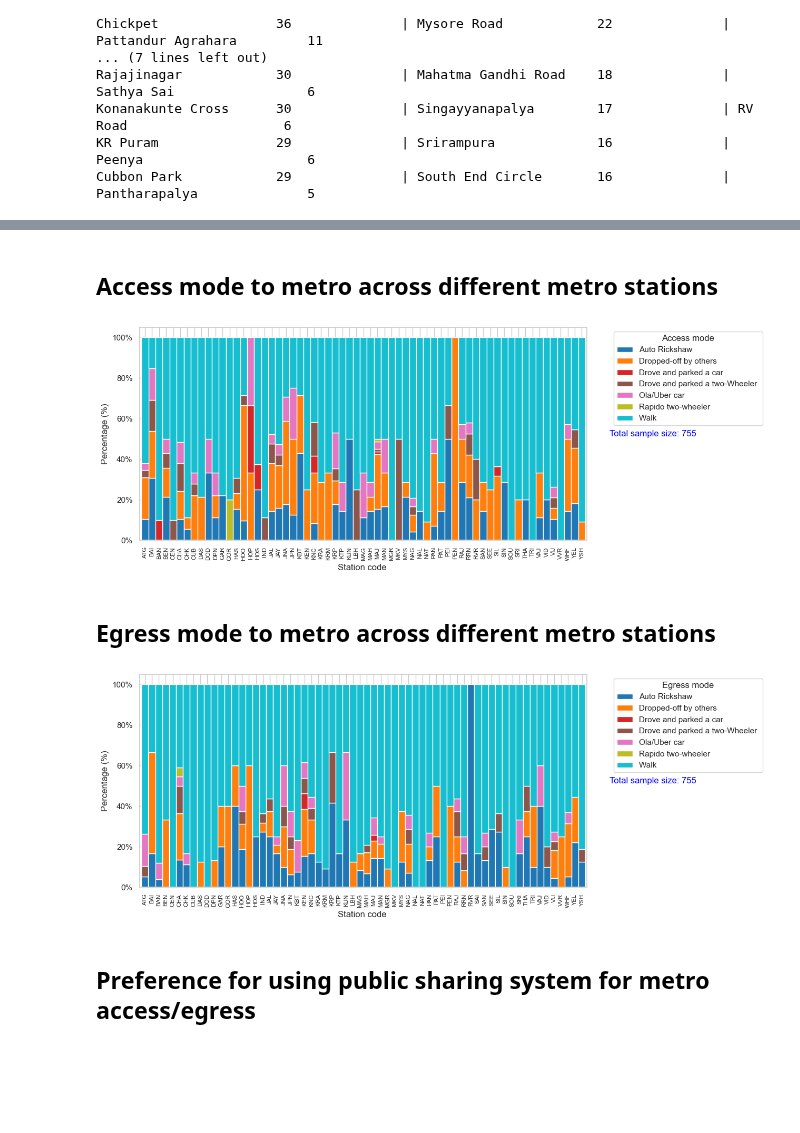
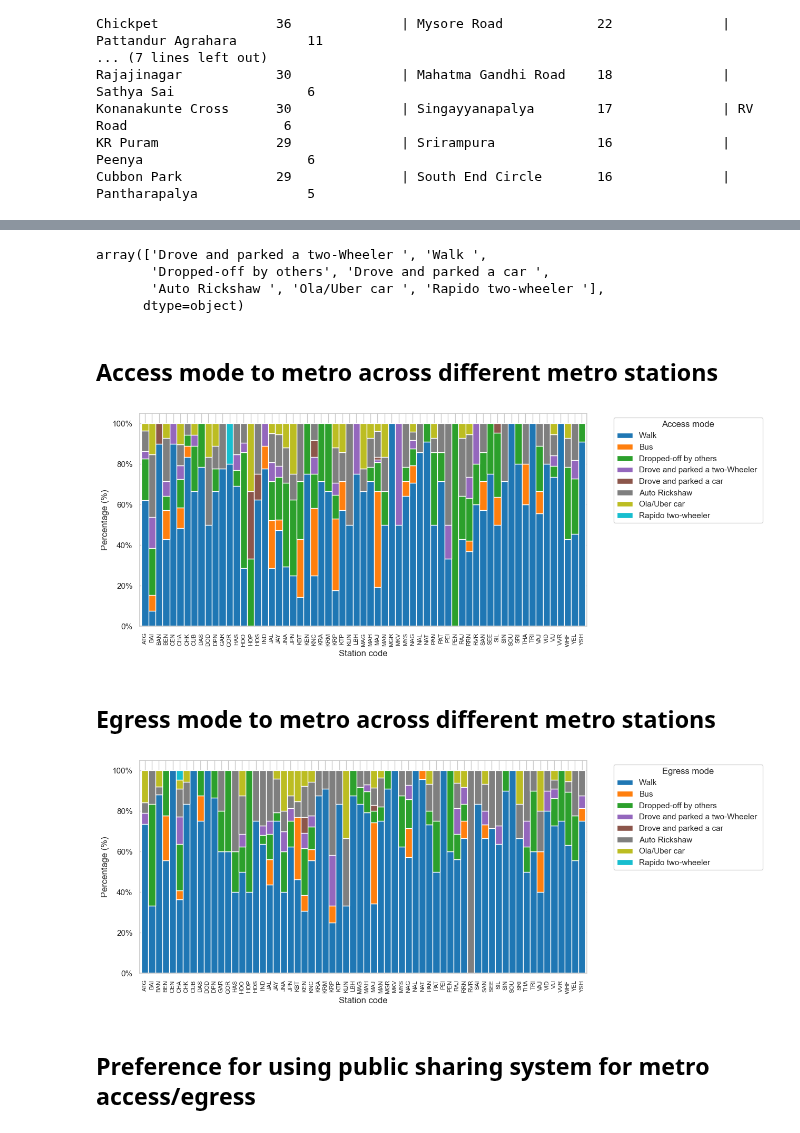
Before and after one commit to Gavaskar24/Metro, a Jupyter notebook: research/Report_plots.ipynb, the cells around one changed output, grey strips where cells are left out. Saved outputs shown, nothing was run; the diff lists cells and outputs as text; code cells hidden in the pictures; blank space fills up the shorter version.

```diff
--- a/research/Report_plots.ipynb
+++ b/research/Report_plots.ipynb
@@ -1147,62 +1292,88 @@ df['2d']=df['2d'].map(abbrevation_form_map).fillna(df['2d'])
+# %%
+df['10'].unique
+# %% [output]
+array(['Drove and parked a two-Wheeler ', 'Walk ',
+       'Dropped-off by others', 'Drove and parked a car ',
+       'Auto Rickshaw ', 'Ola/Uber car ', 'Rapido two-wheeler '],
+      dtype=object)
 # %%
 display(HTML(f"<h2>Access mode to metro across different metro stations</h2>"))
 # %% [output]
 Access mode to metro across different metro stations
 # %%
+# Grouping by '2c' and '10' and calculating the percentages
 grouped = df.groupby(['2c', '10']).size().unstack().div(df.groupby('2c').size(), axis=0)
+
+# Reorder the columns so that 'Walk' and other modes appear from the bottom
+access_mode_order = ['Walk ','Bus',  'Dropped-off by others',
+       'Drove and parked a two-Wheeler ', 'Drove and parked a car ',
+       'Auto Rickshaw ', 'Ola/Uber car ', 'Rapido two-wheeler ']  # Add or adjust based on your data
+grouped = grouped[access_mode_order]
 
 # Plotting the stacked bar chart
 fig, ax = plt.subplots(figsize=(13, 5))
-grouped.plot(kind='bar', stacked=True, colormap='tab10', ax=ax,width=1)
-plt.xlabel('Station code ')
+grouped.plot(kind='bar', stacked=True, colormap='tab10', ax=ax, width=1)
+plt.xlabel('Station code')
 plt.ylabel('Percentage (%)')
 plt.xticks(fontsize=8, rotation=90)
+
 # Formatting y-axis ticks as percentages
 ax.yaxis.set_major_formatter(plt.FuncFormatter(lambda x, _: f'{x * 100:.0f}%'))
 
 # Customize legend and move it outside the plot
 legend = ax.legend(title='Access mode', bbox_to_anchor=(1.05, 1), loc='upper left')
 
-# Add the size of the DataFrame under the legend in blue color
-df_size_text = f'Total sample size: {len(df)}'
-plt.text(1.05, 0.5, df_size_text, transform=ax.transAxes, color='blue', fontsize=12, va='center', ha='left')
+# Adding labels to each segment of the bar chart
+# for p in ax.patches:
+#     width = p.get_width()
+#     height = p.get_height()
+#     x, y = p.get_xy()
+#     if height > 0.01:  # Only show label if height is greater than 1% to avoid clutter
+#         ax.text(x + width / 2, y + height / 2, f'{height:.1%}', ha='center', va='center', fontsize=8)
 
-# Show the plot
 plt.tight_layout()
 plt.show()
 # %% [output]
-[figure, old version]
+[figure, new version]
 # %%
 display(HTML(f"<h2>Egress mode to metro across different metro stations</h2>"))
 # %% [output]
 Egress mode to metro across different metro stations
 # %%
+# Grouping by '2c' and '10' and calculating the percentages
 grouped = df.groupby(['2d', '11']).size().unstack().div(df.groupby('2d').size(), axis=0)
+
+# Reorder the columns so that 'Walk' and other modes appear from the bottom
+access_mode_order = ['Walk ','Bus',  'Dropped-off by others',
+       'Drove and parked a two-Wheeler ', 'Drove and parked a car ',
+       'Auto Rickshaw ', 'Ola/Uber car ', 'Rapido two-wheeler ']  # Add or adjust based on your data
+grouped = grouped[access_mode_order]
 
 # Plotting the stacked bar chart
 fig, ax = plt.subplots(figsize=(13, 5))
-grouped.plot(kind='bar', stacked=True, colormap='tab10', ax=ax,width=1)
-plt.xlabel('Station code ')
+grouped.plot(kind='bar', stacked=True, colormap='tab10', ax=ax, width=1)
+plt.xlabel('Station code')
 plt.ylabel('Percentage (%)')
 plt.xticks(fontsize=8, rotation=90)
+
 # Formatting y-axis ticks as percentages
 ax.yaxis.set_major_formatter(plt.FuncFormatter(lambda x, _: f'{x * 100:.0f}%'))
-
-# adjust the size of xticks
-
 
 # Customize legend and move it outside the plot
 legend = ax.legend(title='Egress mode', bbox_to_anchor=(1.05, 1), loc='upper left')
 
-# Add the size of the DataFrame under the legend in blue color
-df_size_text = f'Total sample size: {len(df)}'
-plt.text(1.05, 0.5, df_size_text, transform=ax.transAxes, color='blue', fontsize=12, va='center', ha='left')
+# Adding labels to each segment of the bar chart
+# for p in ax.patches:
+#     width = p.get_width()
+#     height = p.get_height()
+#     x, y = p.get_xy()
+#     if height > 0.01:  # Only show label if height is greater than 1% to avoid clutter
+#         ax.text(x + width / 2, y + height / 2, f'{height:.1%}', ha='center', va='center', fontsize=8)
 
-# Show the plot
 plt.tight_layout()
 plt.show()
 # %% [output]
-[figure, old version]
+[figure, new version]
 # %%
 display(HTML(f"<h2>Preference for using public sharing system for metro access/egress</h2>"))
 # %% [output]
```
Also changed, not shown: parts of 21 cells of this notebook, 8 other files.
